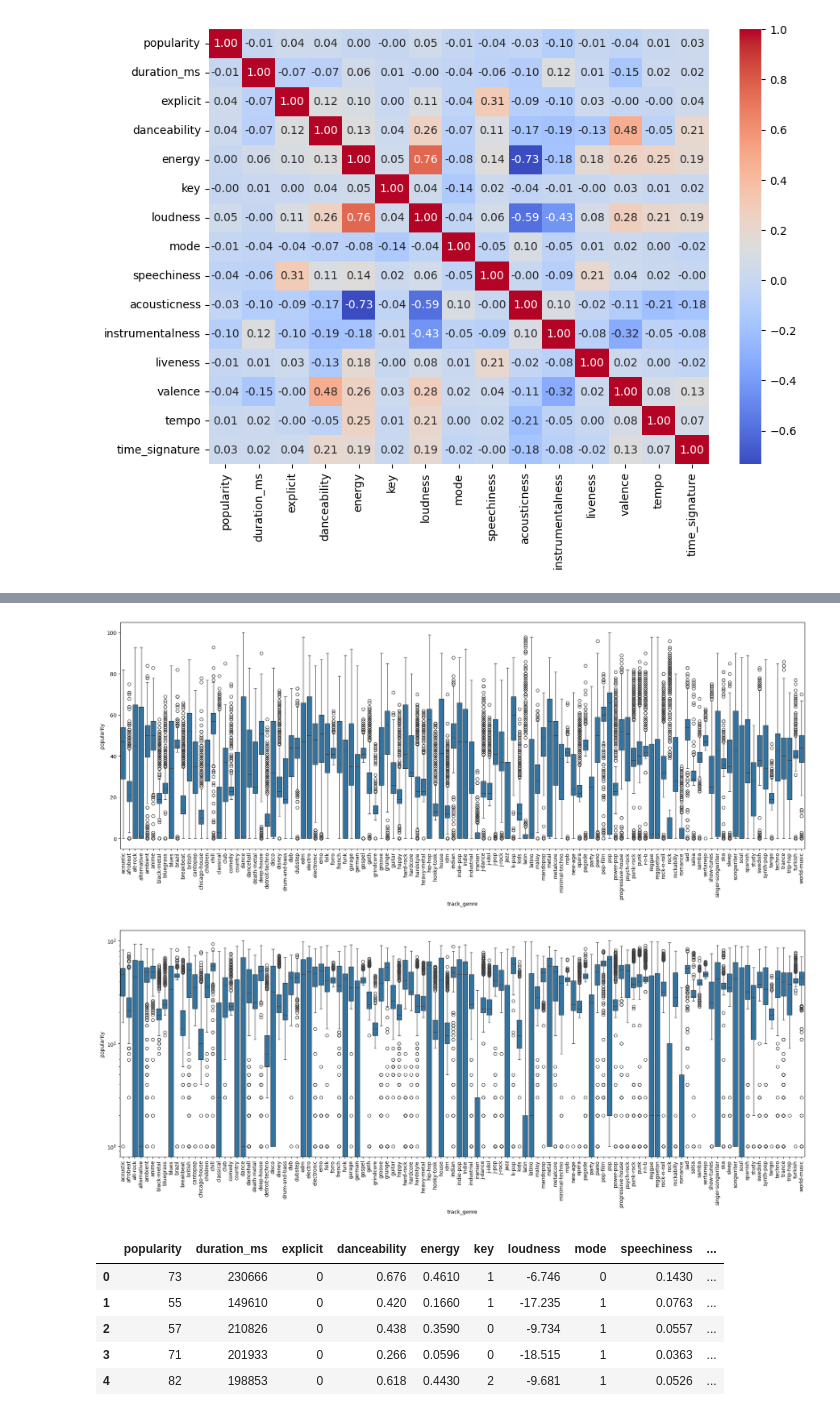
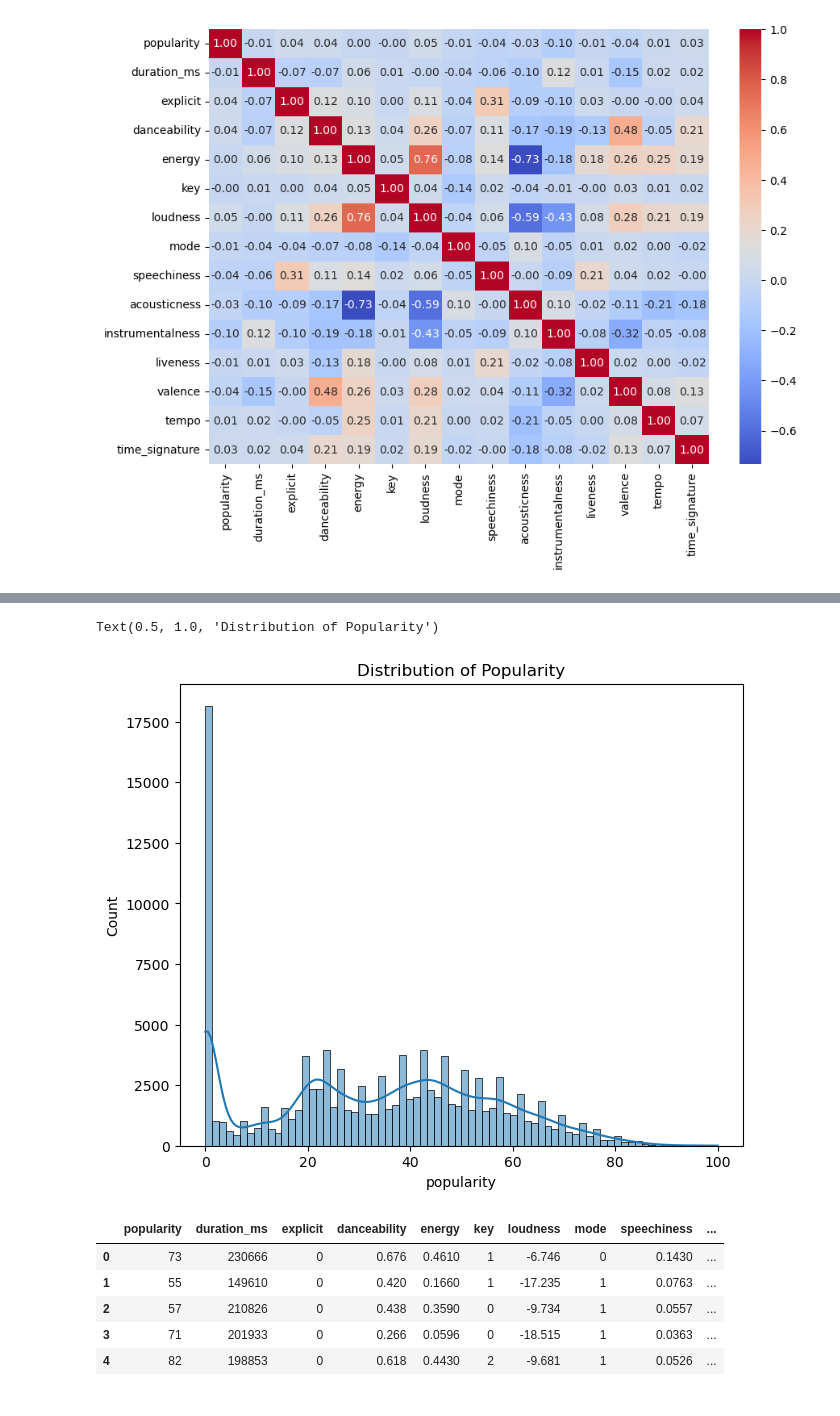
Before and after one commit to CC-KEH/Spotify-Song-Popularity-Prediction, a Jupyter notebook: notebooks/notebook_1.ipynb, the cells around one changed output, grey strips where cells are left out. Cells and saved outputs as stored; diff of their text form; code cells hidden in the pictures.

```diff
--- a/notebooks/notebook_1.ipynb
+++ b/notebooks/notebook_1.ipynb
@@ -183,20 +206,14 @@ dtype: float64
+# %%
+# Distribution plot before and after outlier removal
+plt.figure(figsize=(16, 6))
+plt.subplot(1, 2, 1)
+sns.histplot(old_dataset['popularity'], kde=True)
+plt.title('Distribution of Popularity')
+# %% [output]
+Text(0.5, 1.0, 'Distribution of Popularity')
+[figure, added]
 # %%
 scatter_features = ['loudness','explicit','danceability','time_signature','instrumentalness','speechiness','valence','acousticness', 'popularity']
-# %%
-plt.figure(figsize=(24, 8))
-sns.boxplot(x='track_genre', y='popularity', data=dataset)
-plt.xticks(rotation=90)
-plt.show()
-# %% [output]
-[figure, removed]
-# %%
-plt.figure(figsize=(24, 8))
-plt.yscale('log')
-sns.boxplot(x='track_genre', y='popularity', data=dataset)
-plt.xticks(rotation=90)
-plt.show()
-# %% [output]
-[figure, removed]
 # %%
 num_cols.head()
 # %% [output]
```
Also changed, not shown: parts of 19 cells of this notebook, 1 other file.
